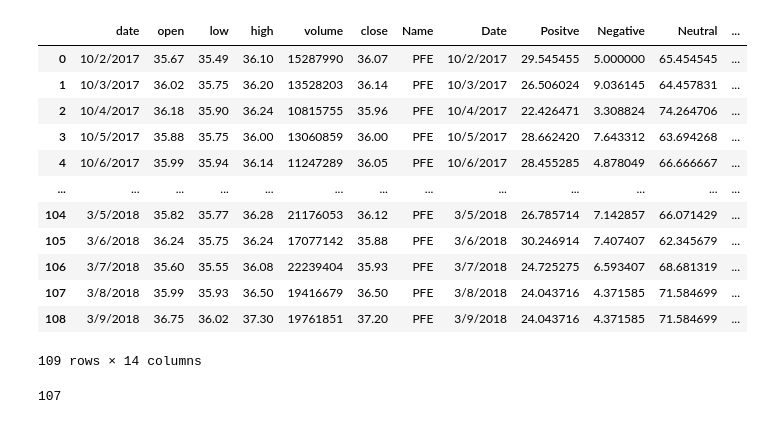
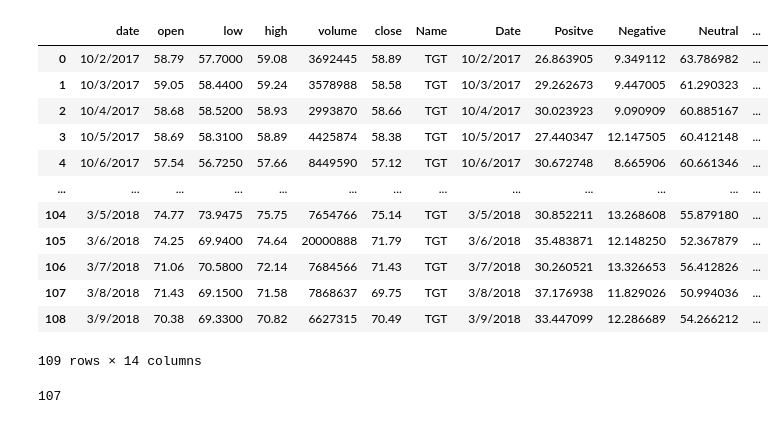
Before and after one commit to Aryan-Bhatt-pro/Rec-Sys-Project, a Jupyter notebook: Dataset_Gen.ipynb, the cells around one changed output. Cells and saved outputs as stored; diff of their text form; code cells hidden in the pictures.

Commit message:
Gen data cleared

```diff
--- a/Dataset_Gen.ipynb
+++ b/Dataset_Gen.ipynb
@@ -78,21 +94,21 @@ df_decisions.append(df_pzr)
 df_decisions.append(df_tgt)
 df_decisions.append(pd.read_csv('./msft_stock_trades.csv'))
 # %%
-df_senti_stock = pd.read_csv('./Combining Stock and Twitter Data/MyDrive/PfizerStock_Sentiment_6M.csv')
+df_senti_stock = pd.read_csv('Combining Stock and Twitter Data/MyDrive/TGTStock_Sentiment_6M.csv')
 df_senti_stock
 # %% [output]
 |  | date | open | low | high | volume | close | Name | Date | Positve | Negative | Neutral | ... |
-| 0 | 10/2/2017 | 35.67 | 35.49 | 36.10 | 15287990 | 36.07 | PFE | 10/2/2017 | 29.545455 | 5.000000 | 65.454545 | ... |
-| 1 | 10/3/2017 | 36.02 | 35.75 | 36.20 | 13528203 | 36.14 | PFE | 10/3/2017 | 26.506024 | 9.036145 | 64.457831 | ... |
-| 2 | 10/4/2017 | 36.18 | 35.90 | 36.24 | 10815755 | 35.96 | PFE | 10/4/2017 | 22.426471 | 3.308824 | 74.264706 | ... |
-| 3 | 10/5/2017 | 35.88 | 35.75 | 36.00 | 13060859 | 36.00 | PFE | 10/5/2017 | 28.662420 | 7.643312 | 63.694268 | ... |
-| 4 | 10/6/2017 | 35.99 | 35.94 | 36.14 | 11247289 | 36.05 | PFE | 10/6/2017 | 28.455285 | 4.878049 | 66.666667 | ... |
+| 0 | 10/2/2017 | 58.79 | 57.7000 | 59.08 | 3692445 | 58.89 | TGT | 10/2/2017 | 26.863905 | 9.349112 | 63.786982 | ... |
+| 1 | 10/3/2017 | 59.05 | 58.4400 | 59.24 | 3578988 | 58.58 | TGT | 10/3/2017 | 29.262673 | 9.447005 | 61.290323 | ... |
+| 2 | 10/4/2017 | 58.68 | 58.5200 | 58.93 | 2993870 | 58.66 | TGT | 10/4/2017 | 30.023923 | 9.090909 | 60.885167 | ... |
+| 3 | 10/5/2017 | 58.69 | 58.3100 | 58.89 | 4425874 | 58.38 | TGT | 10/5/2017 | 27.440347 | 12.147505 | 60.412148 | ... |
+| 4 | 10/6/2017 | 57.54 | 56.7250 | 57.66 | 8449590 | 57.12 | TGT | 10/6/2017 | 30.672748 | 8.665906 | 60.661346 | ... |
 | ... | ... | ... | ... | ... | ... | ... | ... | ... | ... | ... | ... | ... |
-| 104 | 3/5/2018 | 35.82 | 35.77 | 36.28 | 21176053 | 36.12 | PFE | 3/5/2018 | 26.785714 | 7.142857 | 66.071429 | ... |
-| 105 | 3/6/2018 | 36.24 | 35.75 | 36.24 | 17077142 | 35.88 | PFE | 3/6/2018 | 30.246914 | 7.407407 | 62.345679 | ... |
-| 106 | 3/7/2018 | 35.60 | 35.55 | 36.08 | 22239404 | 35.93 | PFE | 3/7/2018 | 24.725275 | 6.593407 | 68.681319 | ... |
-| 107 | 3/8/2018 | 35.99 | 35.93 | 36.50 | 19416679 | 36.50 | PFE | 3/8/2018 | 24.043716 | 4.371585 | 71.584699 | ... |
-| 108 | 3/9/2018 | 36.75 | 36.02 | 37.30 | 19761851 | 37.20 | PFE | 3/9/2018 | 24.043716 | 4.371585 | 71.584699 | ... |
+| 104 | 3/5/2018 | 74.77 | 73.9475 | 75.75 | 7654766 | 75.14 | TGT | 3/5/2018 | 30.852211 | 13.268608 | 55.879180 | ... |
+| 105 | 3/6/2018 | 74.25 | 69.9400 | 74.64 | 20000888 | 71.79 | TGT | 3/6/2018 | 35.483871 | 12.148250 | 52.367879 | ... |
+| 106 | 3/7/2018 | 71.06 | 70.5800 | 72.14 | 7684566 | 71.43 | TGT | 3/7/2018 | 30.260521 | 13.326653 | 56.412826 | ... |
+| 107 | 3/8/2018 | 71.43 | 69.1500 | 71.58 | 7868637 | 69.75 | TGT | 3/8/2018 | 37.176938 | 11.829026 | 50.994036 | ... |
+| 108 | 3/9/2018 | 70.38 | 69.3300 | 70.82 | 6627315 | 70.49 | TGT | 3/9/2018 | 33.447099 | 12.286689 | 54.266212 | ... |
 109 rows × 14 columns
 # %%
 df_decisions_2 = []
```
Also changed, not shown: parts of 3 cells of this notebook, 12 other files.
